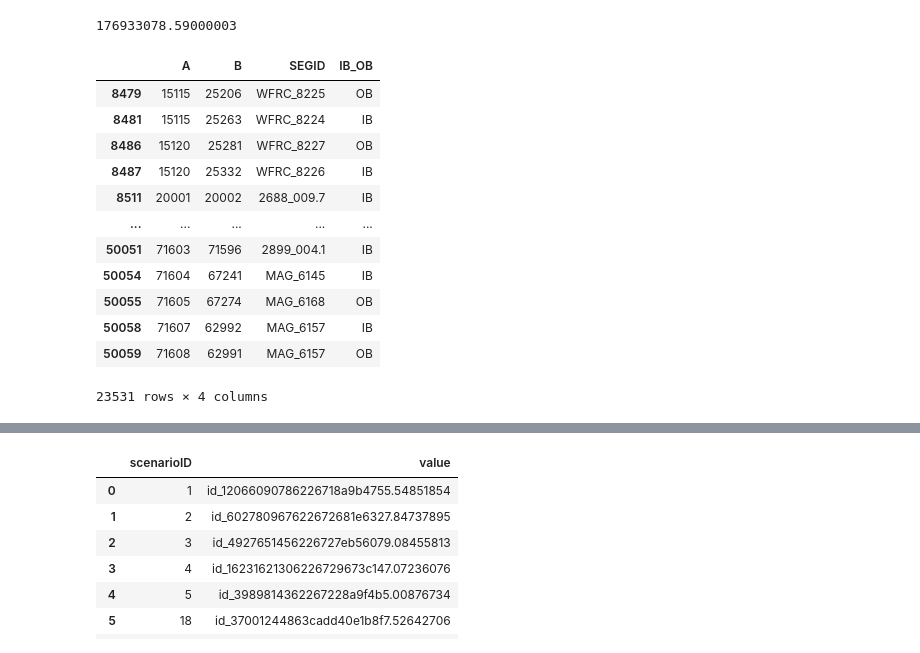
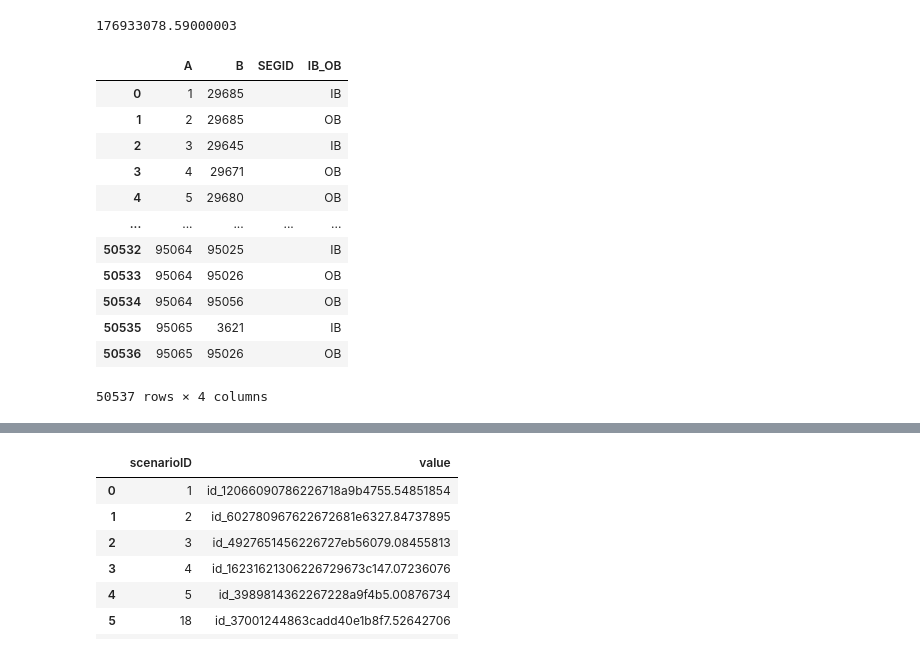
Before and after one commit to WFRCAnalytics/TDM-VAL-Scenario-Comparison-Toolbox, a Jupyter notebook: 2.1-TotalTDMTool/A-OldDataReformatAndPrepForApp.ipynb, the cells around one changed output, grey strips where cells are left out. Cells and saved outputs as stored; diff of their text form; code cells hidden in the pictures.

```diff
--- a/2.1-TotalTDMTool/A-OldDataReformatAndPrepForApp.ipynb
+++ b/2.1-TotalTDMTool/A-OldDataReformatAndPrepForApp.ipynb
@@ -156,24 +150,24 @@ display(dfTotVol['D_TOT_VOL'].sum())
 # %%
 # Add SegIDs
 #dfNetWithSegIDs = pd.DataFrame(DBF(r"A:\1 - TDM\3 - Model Dev\1 - WF\2 - Sandbox\v9.0Beta\WF TDM v9.0 - 2022-12-19\1_Inputs\3_Highway\GIS\MasterNet_v9 - 2023-01-26 - Link.dbf", load=True))
 dfNetWithSegIDs = pd.DataFrame(DBF(r"A:\1 - TDM\3 - Model Dev\1 - WF\2 - Sandbox\v9.0Beta\WF TDM v9.0 - 2022-12-19\Scenarios\Needs_2050\0_InputProcessing\v9_Needs_SE50_Net50_Link.DBF", load=True))
 dfNetWithSegIDs = dfNetWithSegIDs[['A','B','SEGID','IB_OB']]
-dfNetWithSegIDs = dfNetWithSegIDs[dfNetWithSegIDs['SEGID']!='']
+#dfNetWithSegIDs = dfNetWithSegIDs[dfNetWithSegIDs['SEGID']!='']
 dfNetWithSegIDs
 # %% [output]
 |  | A | B | SEGID | IB_OB |
-| 8479 | 15115 | 25206 | WFRC_8225 | OB |
-| 8481 | 15115 | 25263 | WFRC_8224 | IB |
-| 8486 | 15120 | 25281 | WFRC_8227 | OB |
-| 8487 | 15120 | 25332 | WFRC_8226 | IB |
-| 8511 | 20001 | 20002 | 2688_009.7 | IB |
+| 0 | 1 | 29685 |  | IB |
+| 1 | 2 | 29685 |  | OB |
+| 2 | 3 | 29645 |  | IB |
+| 3 | 4 | 29671 |  | OB |
+| 4 | 5 | 29680 |  | OB |
 | ... | ... | ... | ... | ... |
-| 50051 | 71603 | 71596 | 2899_004.1 | IB |
-| 50054 | 71604 | 67241 | MAG_6145 | IB |
-| 50055 | 71605 | 67274 | MAG_6168 | OB |
-| 50058 | 71607 | 62992 | MAG_6157 | IB |
-| 50059 | 71608 | 62991 | MAG_6157 | OB |
+| 50532 | 95064 | 95025 |  | IB |
+| 50533 | 95064 | 95026 |  | OB |
+| 50534 | 95064 | 95056 |  | OB |
+| 50535 | 95065 | 3621 |  | IB |
+| 50536 | 95065 | 95026 |  | OB |
-23531 rows × 4 columns
+50537 rows × 4 columns
 # %%
 # join od detail with link seg data. only preserve rows with data in both tables since some links don't have segids etc
 dfTotVolWithSegIDs = pd.DataFrame.merge(dfTotVol,dfNetWithSegIDs,on=('A','B'),how='inner')
```
Also changed, not shown: parts of 25 cells of this notebook, 58 other files.
